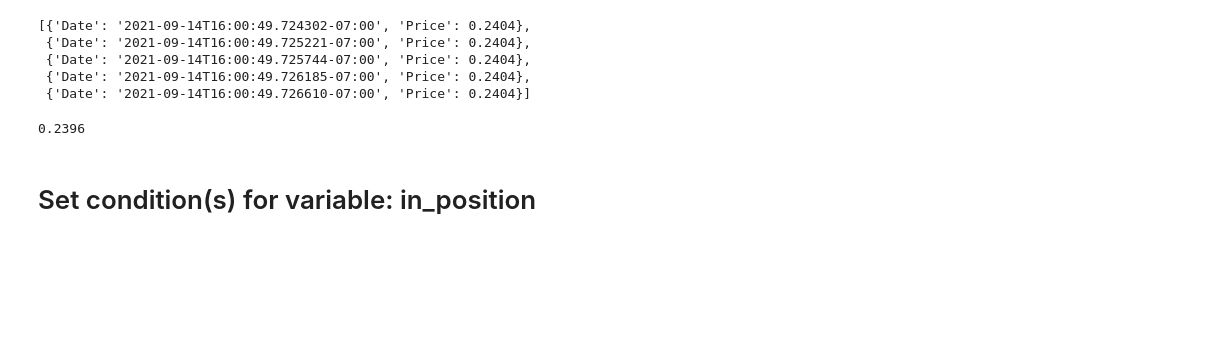
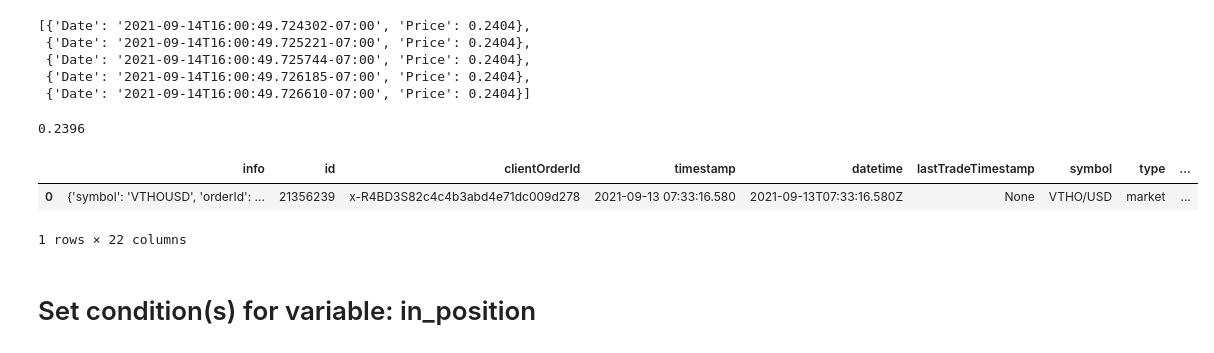
Before and after one commit to Donifide/CryptoBot, a Jupyter notebook: Jupyter/SuperTrend/SuperTrentPrototype.ipynb, the cells around one changed output. Cells and saved outputs as stored; diff of their text form; code cells hidden in the pictures; blank space fills up the shorter version.

```diff
--- a/Jupyter/SuperTrend/SuperTrentPrototype.ipynb
+++ b/Jupyter/SuperTrend/SuperTrentPrototype.ipynb
@@ -297,3 +301,13 @@ order = {'info': {'symbol': 'VTHOUSD',
    'cost': 10.45,
    'fee': {'cost': 1.992e-05, 'currency': 'BNB'}}],
  'fees': [{'cost': 1.992e-05, 'currency': 'BNB'}]}
+# %%
+hi = []
+hi.append(order)
+hi = pd.DataFrame(hi)
+hi['timestamp'] = pd.to_datetime(hi['timestamp'], unit='ms')
+hi
+# %% [output]
+|  | info | id | clientOrderId | timestamp | datetime | lastTradeTimestamp | symbol | type | ... |
+| 0 | {'symbol': 'VTHOUSD', 'orderId': ... | 21356239 | x-R4BD3S82c4c4b3abd4e71dc009d278 | 2021-09-13 07:33:16.580 | 2021-09-13T07:33:16.580Z | None | VTHO/USD | market | ... |
+1 rows × 22 columns
```
Also changed, not shown: parts of 11 cells of this notebook, 3 other files.
